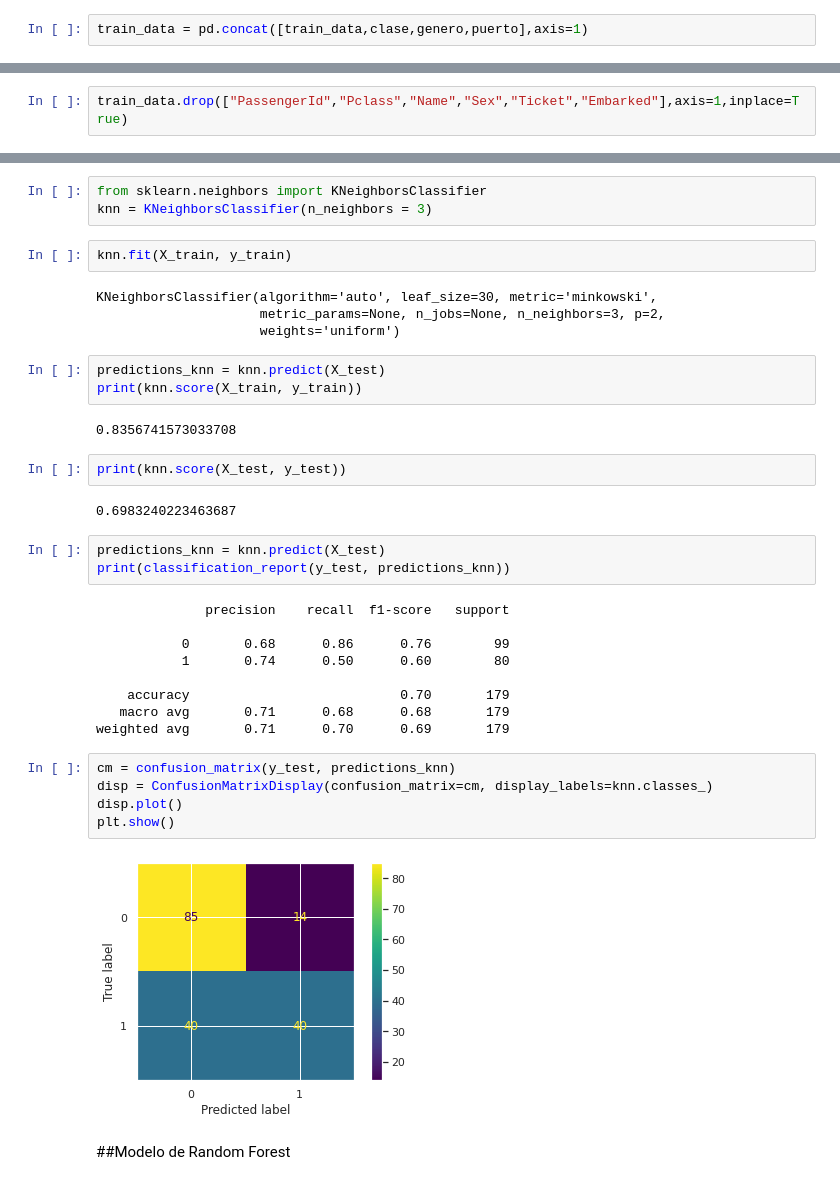
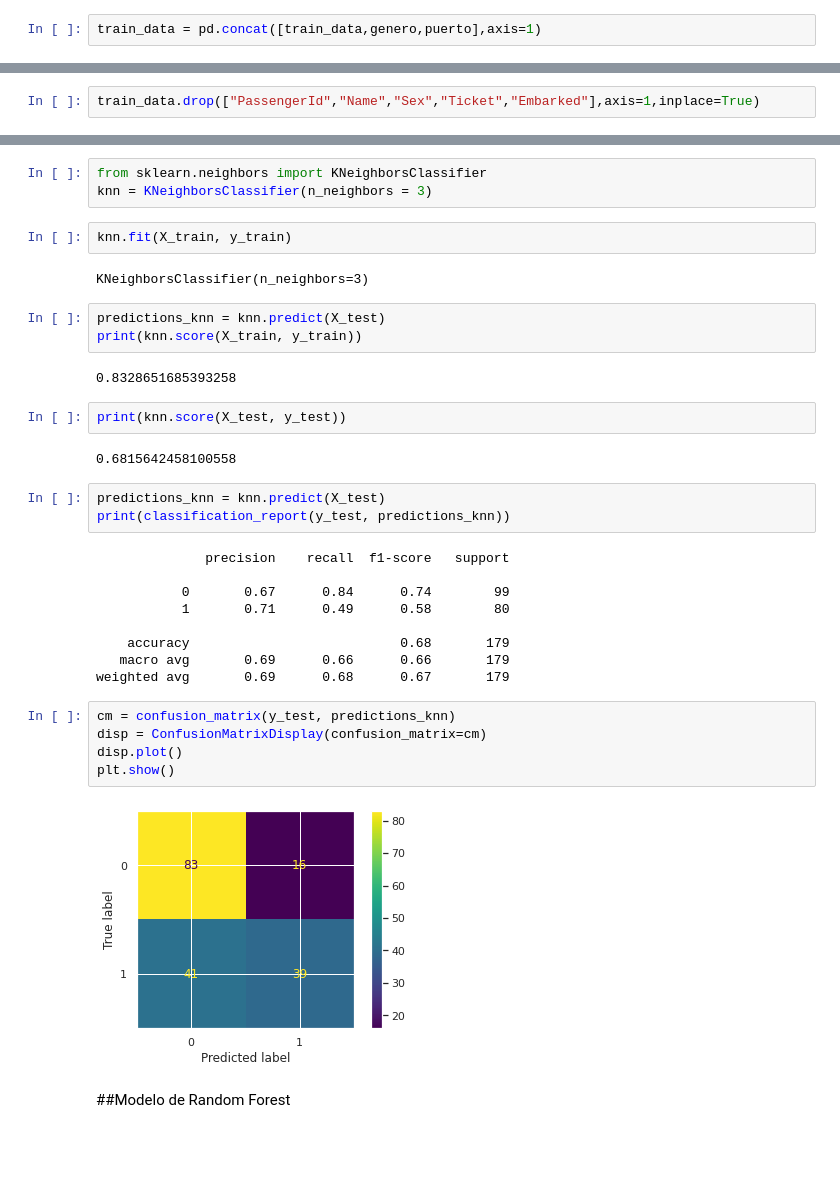
Before and after one commit to EmmaGB/Curso-de-introduccion-a-Big-Data-Parte-3-nov2021, a Jupyter notebook: 9_ML_Titanic_RegLog_KNN_RF_SVC.ipynb, the cells around one changed output, grey strips where cells are left out. Cells and saved outputs as stored; diff of their text form; blank space fills up the shorter version.

```diff
--- a/9_ML_Titanic_RegLog_KNN_RF_SVC.ipynb
+++ b/9_ML_Titanic_RegLog_KNN_RF_SVC.ipynb
@@ -367,7 +348,7 @@ clase
 # %% [markdown]
 Añadimos estas columnas a nuestro DataFrame
 # %%
-train_data = pd.concat([train_data,clase,genero,puerto],axis=1)
+train_data = pd.concat([train_data,genero,puerto],axis=1)
 # %%
 train_data.info()
 # %% [output]
@@ -391,7 +372,7 @@ memory usage: 81.0+ KB
 # %% [markdown]
 Y eliminamos las columnas con datos por categorías
 # %%
-train_data.drop(["PassengerId","Pclass","Name","Sex","Ticket","Embarked"],axis=1,inplace=True)
+train_data.drop(["PassengerId","Name","Sex","Ticket","Embarked"],axis=1,inplace=True)
 # %%
 train_data.info()
 # %% [output]
@@ -564,37 +539,35 @@ knn = KNeighborsClassifier(n_neighbors = 3)
 # %%
 knn.fit(X_train, y_train)
 # %% [output]
-KNeighborsClassifier(algorithm='auto', leaf_size=30, metric='minkowski',
-                     metric_params=None, n_jobs=None, n_neighbors=3, p=2,
-                     weights='uniform')
+KNeighborsClassifier(n_neighbors=3)
 # %%
 predictions_knn = knn.predict(X_test)
 print(knn.score(X_train, y_train))
 # %% [output]
-0.8356741573033708
+0.8328651685393258
 # %%
 print(knn.score(X_test, y_test))
 # %% [output]
-0.6983240223463687
+0.6815642458100558
 # %%
 predictions_knn = knn.predict(X_test)
 print(classification_report(y_test, predictions_knn))
 # %% [output]
               precision    recall  f1-score   support
 
-           0       0.68      0.86      0.76        99
-           1       0.74      0.50      0.60        80
+           0       0.67      0.84      0.74        99
+           1       0.71      0.49      0.58        80
 
-    accuracy                           0.70       179
-   macro avg       0.71      0.68      0.68       179
-weighted avg       0.71      0.70      0.69       179
+    accuracy                           0.68       179
+   macro avg       0.69      0.66      0.66       179
+weighted avg       0.69      0.68      0.67       179
 # %%
 cm = confusion_matrix(y_test, predictions_knn)
-disp = ConfusionMatrixDisplay(confusion_matrix=cm, display_labels=knn.classes_)
+disp = ConfusionMatrixDisplay(confusion_matrix=cm)
 disp.plot()
 plt.show()
 # %% [output]
-[figure, old version]
+[figure, new version]
 # %% [markdown]
 ##Modelo de Random Forest
 # %%
```
Also changed, not shown: parts of 44 cells of this notebook.
